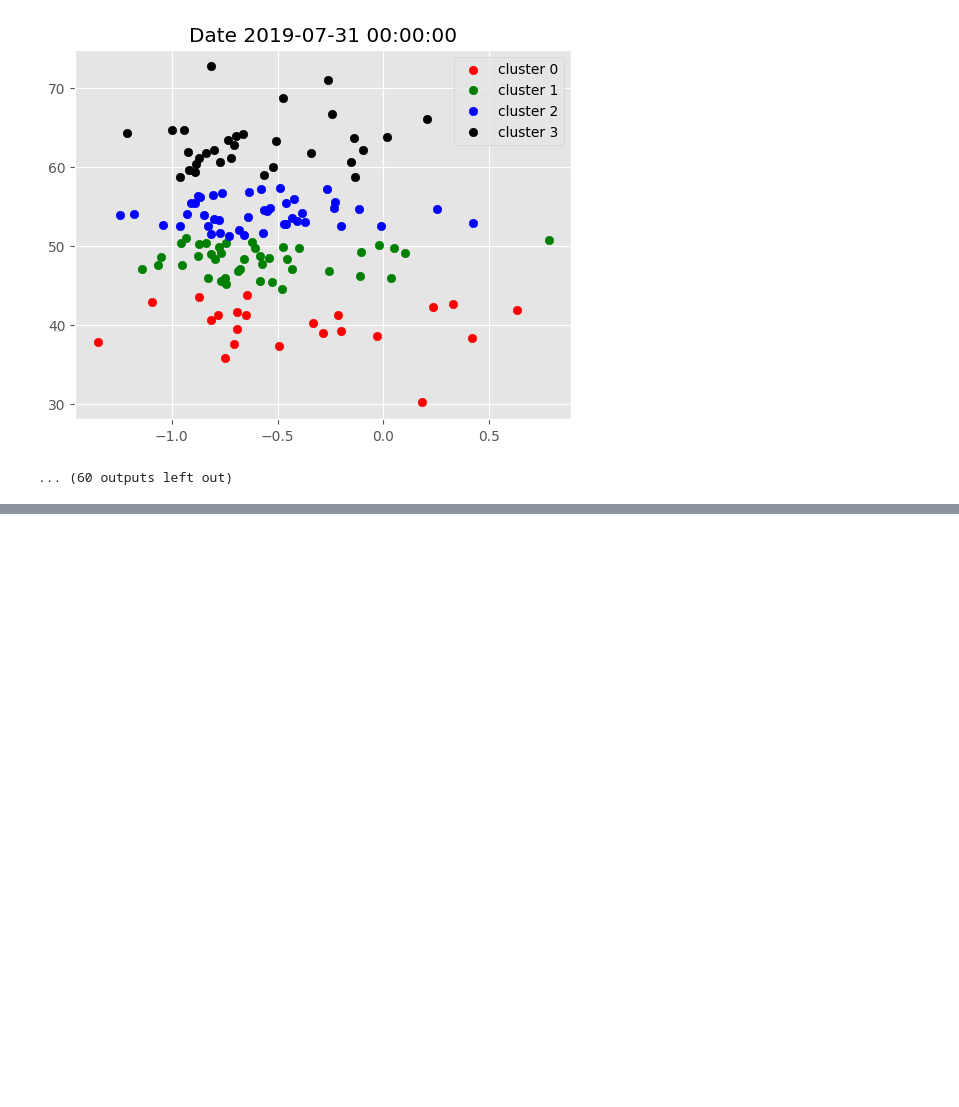
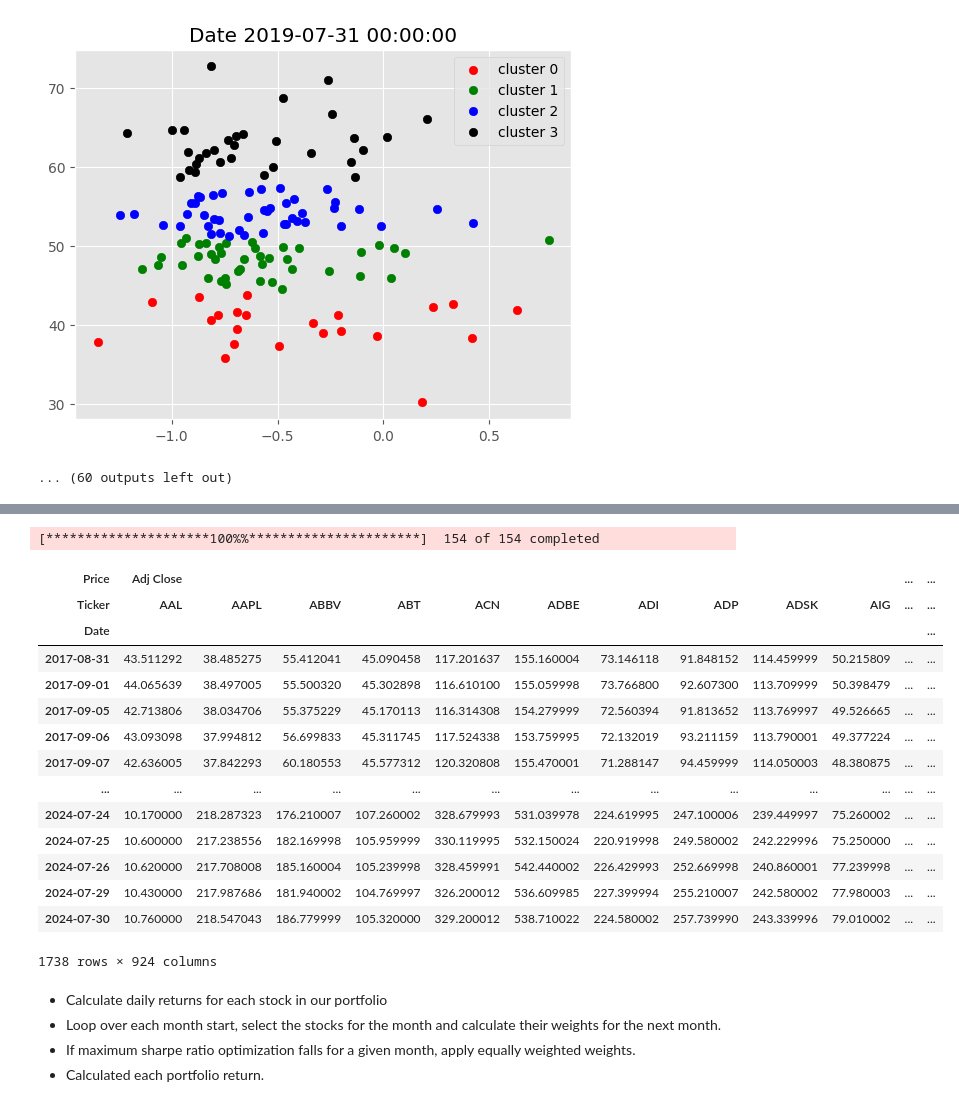
Before and after one commit to Radyko/MLQuantStrategy, a Jupyter notebook: AlgorithminTradingUnsupervisedLearning.ipynb, the cells around one changed output, grey strips where cells are left out. Saved outputs shown, nothing was run; the diff lists cells and outputs as text; code cells hidden in the pictures; blank space fills up the shorter version.

Commit message:
Beginning Portfolio Optimization + Testing 1:36:09

```diff
--- a/AlgorithminTradingUnsupervisedLearning.ipynb
+++ b/AlgorithminTradingUnsupervisedLearning.ipynb
@@ -418,0 +504,30 @@ for i in data.index.get_level_values('date').unique().tolist():
+# %%
+stocks = data.index.get_level_values('ticker').unique().tolist()
+
+new_df = yf.download(tickers=stocks,
+                     start=data.index.get_level_values('date').unique()[0]-pd.DateOffset(months=12),
+                     end = data.index.get_level_values('date').unique()[-1])
+
+new_df
+# %% [output]
+[*********************100%%**********************]  154 of 154 completed
+| Price | Adj Close |  |  |  |  |  |  |  |  |  | ... | ... |
+| Ticker | AAL | AAPL | ABBV | ABT | ACN | ADBE | ADI | ADP | ADSK | AIG | ... | ... |
+| Date |  |  |  |  |  |  |  |  |  |  |  | ... |
+| 2017-08-31 | 43.511292 | 38.485275 | 55.412041 | 45.090458 | 117.201637 | 155.160004 | 73.146118 | 91.848152 | 114.459999 | 50.215809 | ... | ... |
+| 2017-09-01 | 44.065639 | 38.497005 | 55.500320 | 45.302898 | 116.610100 | 155.059998 | 73.766800 | 92.607300 | 113.709999 | 50.398479 | ... | ... |
+| 2017-09-05 | 42.713806 | 38.034706 | 55.375229 | 45.170113 | 116.314308 | 154.279999 | 72.560394 | 91.813652 | 113.769997 | 49.526665 | ... | ... |
+| 2017-09-06 | 43.093098 | 37.994812 | 56.699833 | 45.311745 | 117.524338 | 153.759995 | 72.132019 | 93.211159 | 113.790001 | 49.377224 | ... | ... |
+| 2017-09-07 | 42.636005 | 37.842293 | 60.180553 | 45.577312 | 120.320808 | 155.470001 | 71.288147 | 94.459999 | 114.050003 | 48.380875 | ... | ... |
+| ... | ... | ... | ... | ... | ... | ... | ... | ... | ... | ... | ... | ... |
+| 2024-07-24 | 10.170000 | 218.287323 | 176.210007 | 107.260002 | 328.679993 | 531.039978 | 224.619995 | 247.100006 | 239.449997 | 75.260002 | ... | ... |
+| 2024-07-25 | 10.600000 | 217.238556 | 182.169998 | 105.959999 | 330.119995 | 532.150024 | 220.919998 | 249.580002 | 242.229996 | 75.250000 | ... | ... |
+| 2024-07-26 | 10.620000 | 217.708008 | 185.160004 | 105.239998 | 328.459991 | 542.440002 | 226.429993 | 252.669998 | 240.860001 | 77.239998 | ... | ... |
+| 2024-07-29 | 10.430000 | 217.987686 | 181.940002 | 104.769997 | 326.200012 | 536.609985 | 227.399994 | 255.210007 | 242.580002 | 77.980003 | ... | ... |
+| 2024-07-30 | 10.760000 | 218.547043 | 186.779999 | 105.320000 | 329.200012 | 538.710022 | 224.580002 | 257.739990 | 243.339996 | 79.010002 | ... | ... |
+1738 rows × 924 columns
+# %% [markdown]
+* Calculate daily returns for each stock in our portfolio
+* Loop over each month start, select the stocks for the month and calculate their weights for the next month.
+* If maximum sharpe ratio optimization falls for a given month, apply equally weighted weights.
+* Calculated each portfolio return.
```
Also changed, not shown: parts of 6 cells of this notebook.
